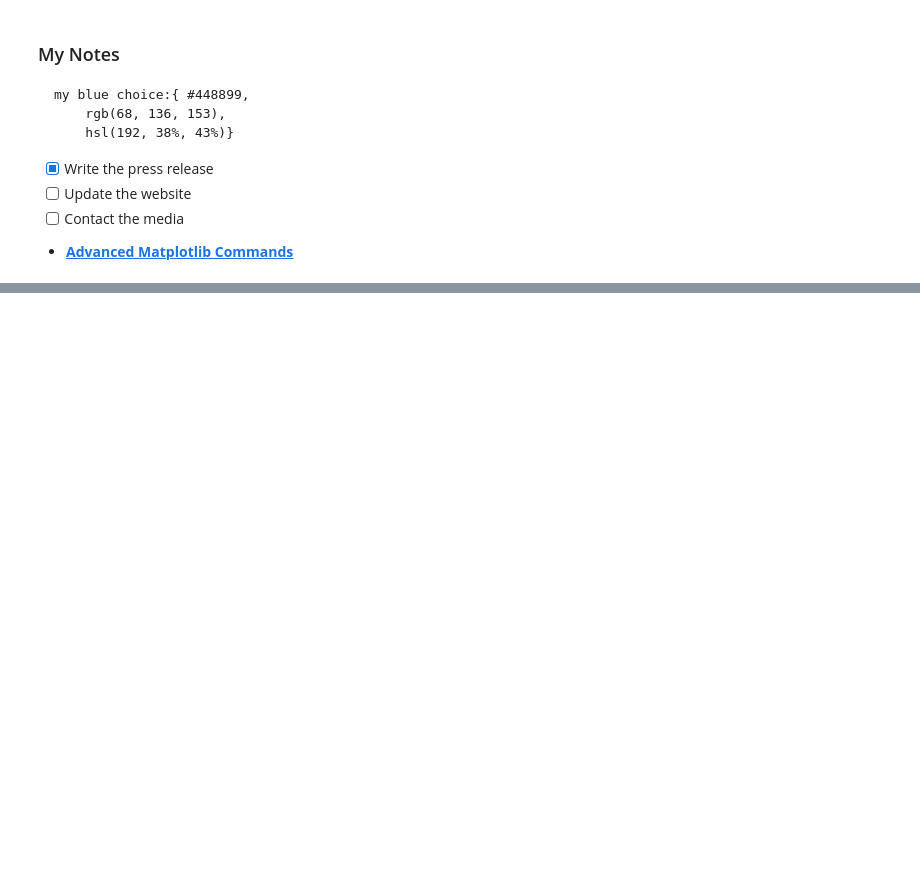
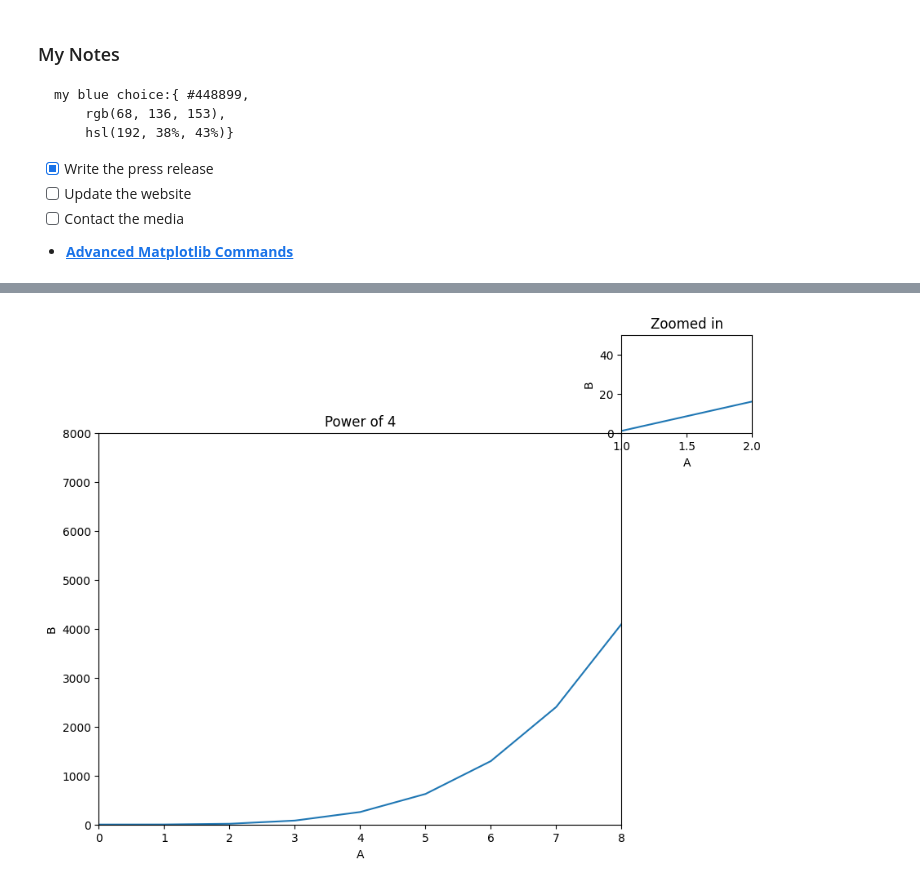
Before and after one commit to MJalingo/python_for_finance, a Jupyter notebook: Python-Finance-QuantConnect/04-Matplotlib/matplotlib_Mynotes.ipynb, the cells around one changed output, grey strips where cells are left out. Cells and saved outputs as stored; diff of their text form; code cells hidden in the pictures; blank space fills up the shorter version.

```diff
--- a/Python-Finance-QuantConnect/04-Matplotlib/matplotlib_Mynotes.ipynb
+++ b/Python-Finance-QuantConnect/04-Matplotlib/matplotlib_Mynotes.ipynb
@@ -24,0 +46,29 @@ plt.savefig("myfirstplot.png")
+# %%
+a = np.linspace(0,10,11)
+b = a**4
+# %%
+fig = plt.figure()
+# large plot
+
+axes = fig.add_axes([0,0,1,1])
+axes.plot(a,b)
+
+axes.set_xlim(0,8)
+axes.set_ylim(0,8000)
+axes.set_xlabel("A")
+axes.set_ylabel("B")
+axes.set_title("Power of 4")
+
+# small plot
+axes1 = fig.add_axes([1,1,.25,.25])
+axes1.plot(a,b)
+
+axes1.set_xlim(1,2)
+axes1.set_ylim(0,50)
+axes1.set_xlabel("A")
+axes1.set_ylabel("B")
+axes1.set_title("Zoomed in")
+
+plt.show()
+# %% [output]
+[figure, added]
```
Also changed, not shown: parts of 14 cells of this notebook, 6 other files.
